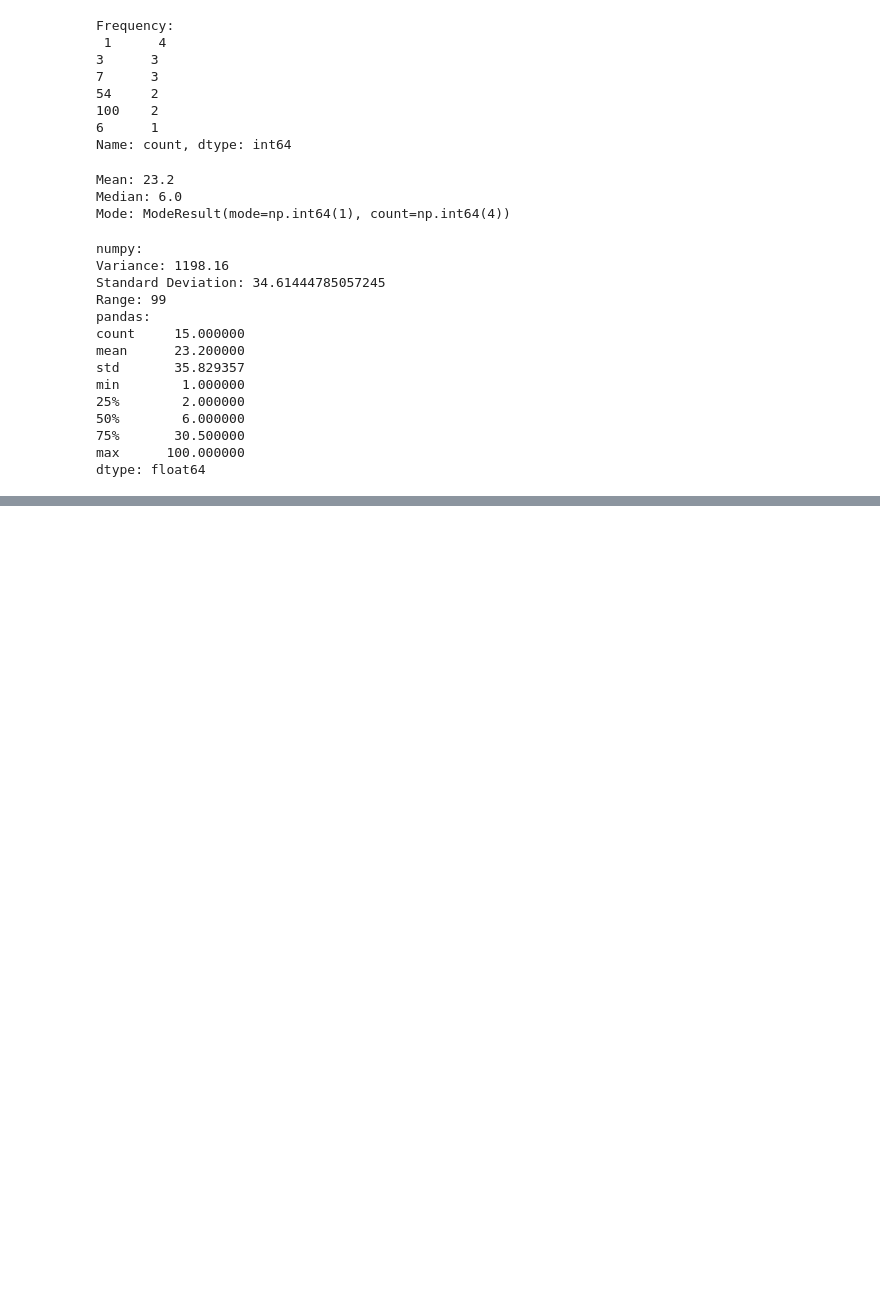
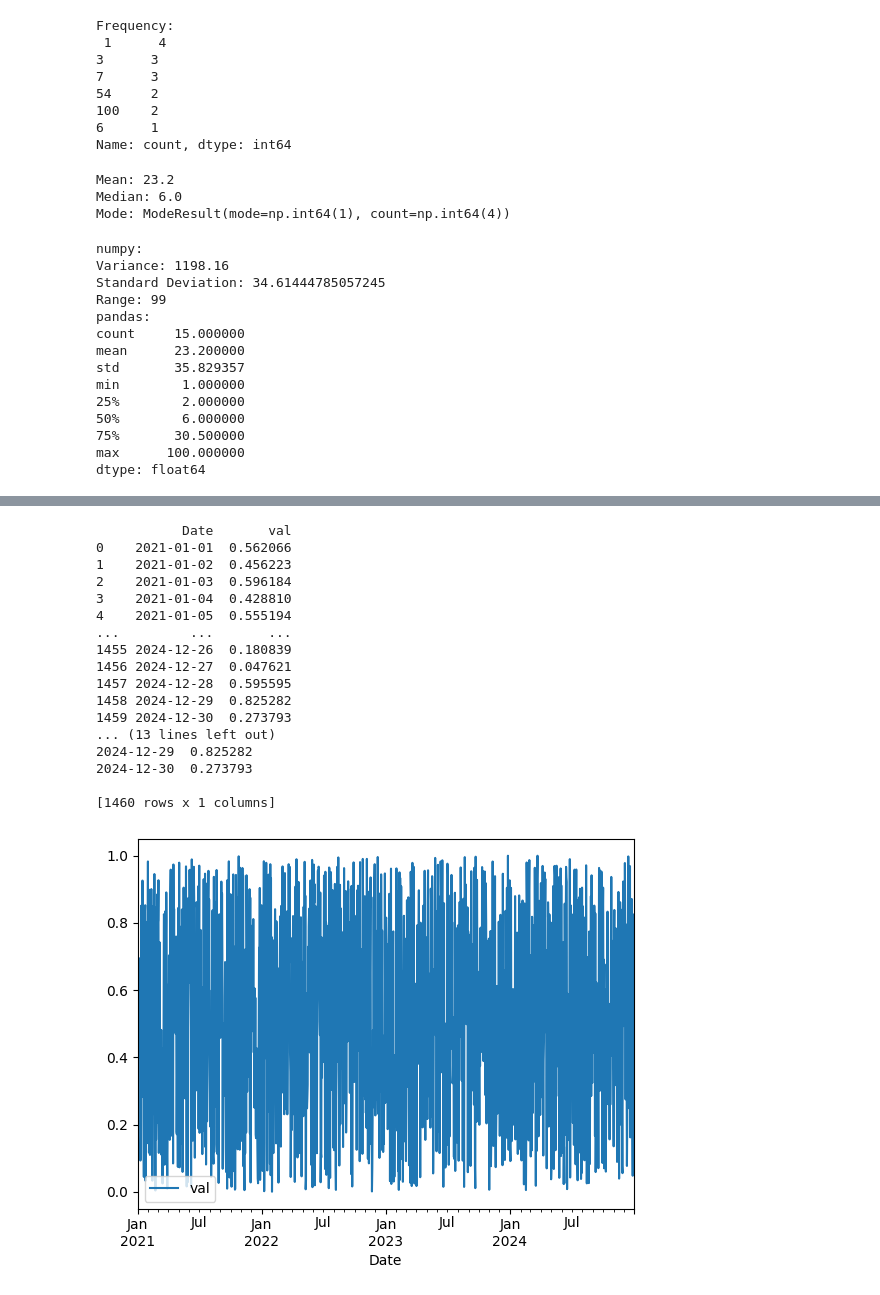
Before and after one commit to haroontrailblazer/EDA, a Jupyter notebook: Dataset functions/Data science methodologies.ipynb, the cells around one changed output, grey strips where cells are left out. Saved outputs shown, nothing was run; the diff lists cells and outputs as text; code cells hidden in the pictures; blank space fills up the shorter version.

```diff
--- a/Dataset functions/Data science methodologies.ipynb
+++ b/Dataset functions/Data science methodologies.ipynb
@@ -136,0 +247,28 @@ R2 Score: 0.9673144450474838
+# %%
+dt=pd.date_range(start='1/1/2021',end='30/12/2024', freq='D')
+v=np.random.rand(len(dt))
+df=pd.DataFrame({'Date':dt,'val':v})
+print(df)
+df.set_index('Date',inplace=True)
+print(df)
+df.plot()
+plt.show()
+# %% [output]
+           Date       val
+0    2021-01-01  0.562066
+1    2021-01-02  0.456223
+2    2021-01-03  0.596184
+3    2021-01-04  0.428810
+4    2021-01-05  0.555194
+...         ...       ...
+1455 2024-12-26  0.180839
+1456 2024-12-27  0.047621
+1457 2024-12-28  0.595595
+1458 2024-12-29  0.825282
+1459 2024-12-30  0.273793
+... (13 lines left out)
+2024-12-29  0.825282
+2024-12-30  0.273793
+
+[1460 rows x 1 columns]
+[figure, added]
```
Also changed, not shown: parts of 10 cells of this notebook.
